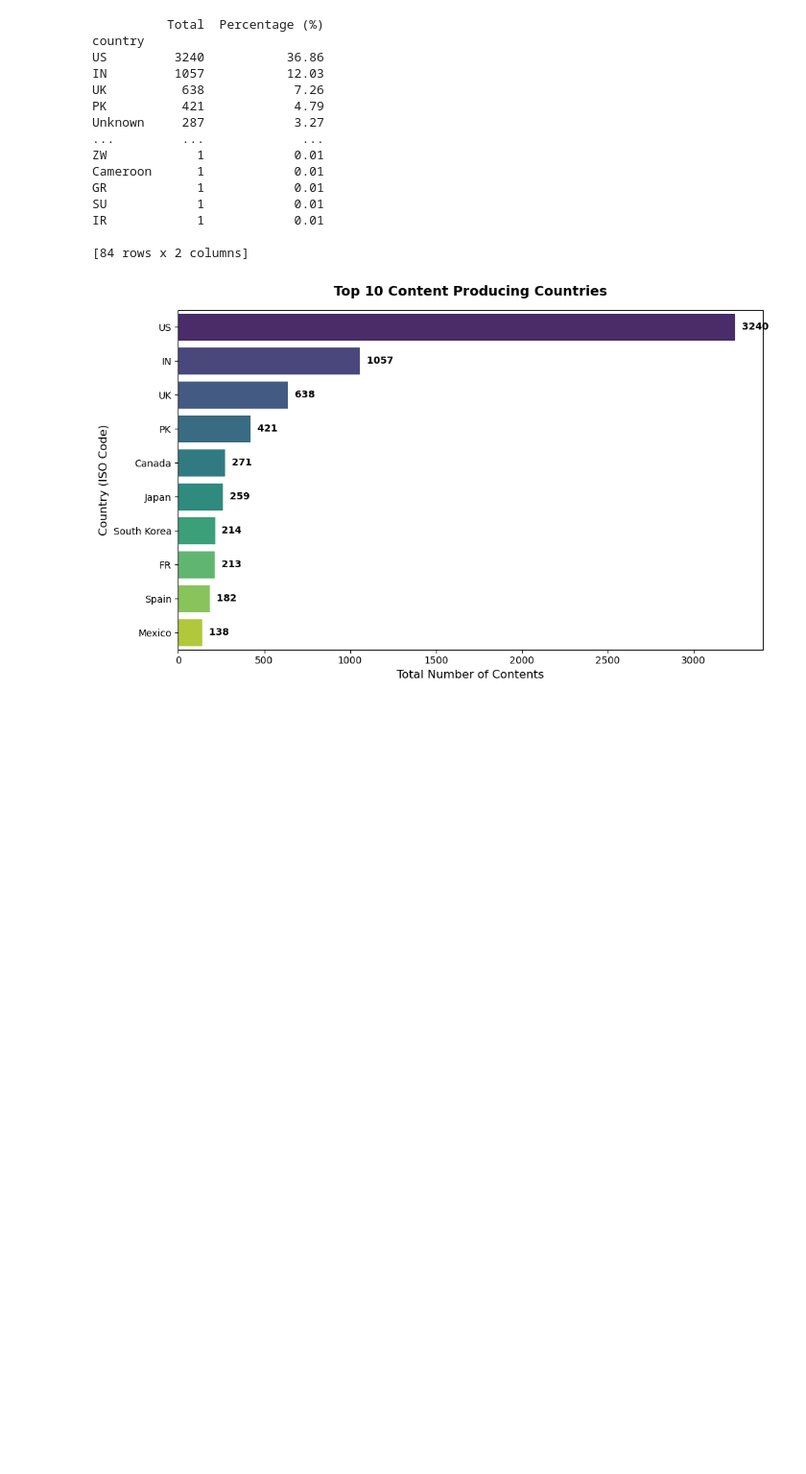
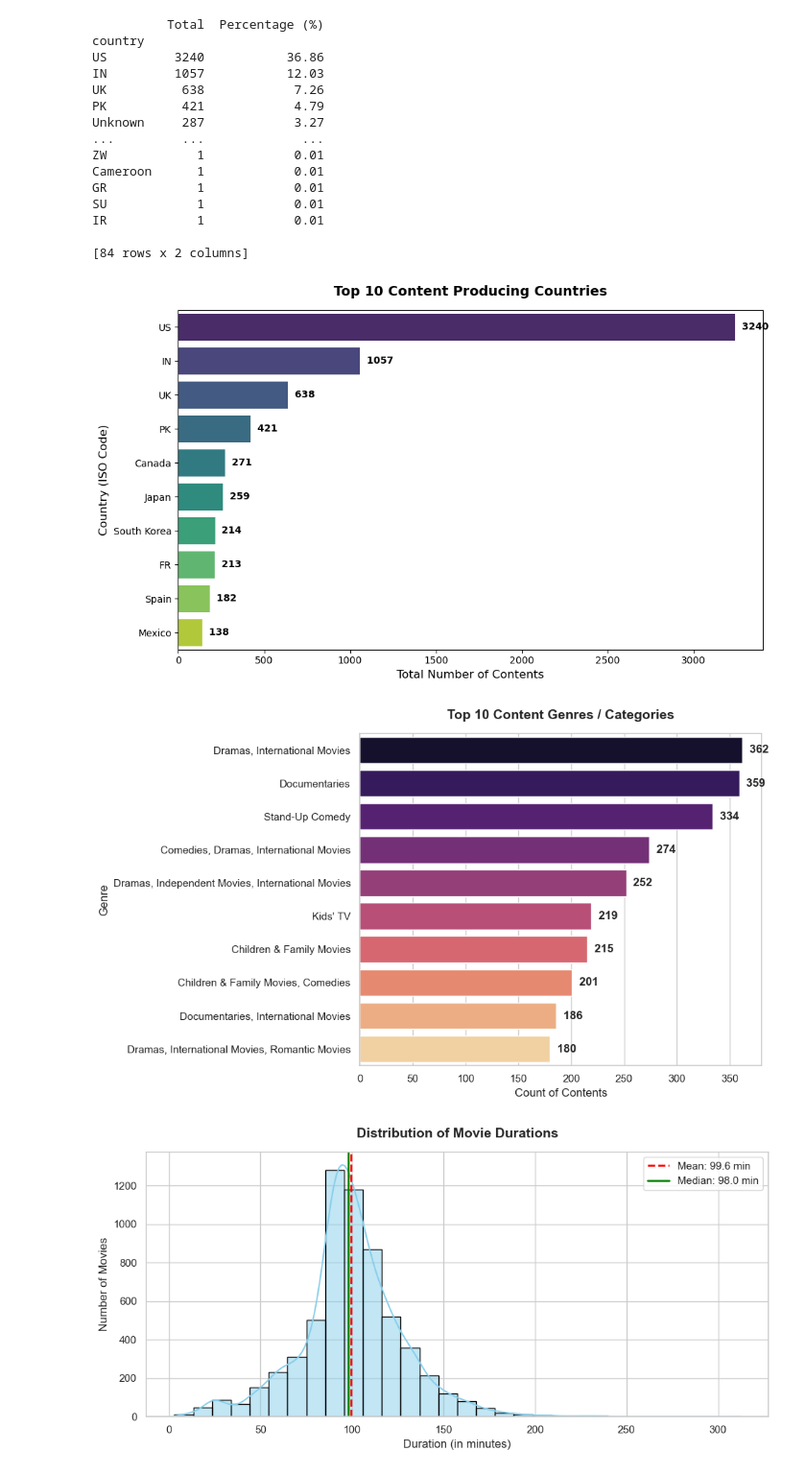
Before and after one commit to Kadergueli/Internship_Auspify_Technologies, a Jupyter notebook: src/task_2/Exploratory_Data_Analysis (EDA).ipynb, the cells around one changed output. Shown at 96% size. Saved outputs shown, nothing was run; the diff lists cells and outputs as text; code cells hidden in the pictures; blank space fills up the shorter version.

```diff
--- a/src/task_2/Exploratory_Data_Analysis (EDA).ipynb
+++ b/src/task_2/Exploratory_Data_Analysis (EDA).ipynb
@@ -146,3 +146,70 @@ plt.tight_layout()
 plt.show()
 # %% [output]
 [figure]
+# %%
+import matplotlib.pyplot as plt
+import seaborn as sns
+
+# Set a clean, professional global visual theme
+sns.set_theme(style="whitegrid")
+
+# =====================================================================
+# VISUALIZATION 1: Top 10 Genres / Categories (Horizontal Bar Chart)
+# =====================================================================
+plt.figure(figsize=(10, 6))
+
+# Get the top 10 categories (replace 'listed_in' with your actual column name if different)
+top_genres = df['listed_in'].value_counts().head(10)
+
+sns.barplot(
+    x=top_genres.values,
+    y=top_genres.index,
+    palette="magma",
+    hue=top_genres.index,
+    legend=False
+)
+
+# Add exact value labels at the end of each bar
+for index, value in enumerate(top_genres.values):
+    plt.text(value + (max(top_genres.values) * 0.01), index, f" {value}", va='center', fontweight='bold')
+
+plt.title("Top 10 Content Genres / Categories", fontsize=14, fontweight='bold', pad=15)
+plt.xlabel("Count of Contents", fontsize=12)
+plt.ylabel("Genre", fontsize=12)
+plt.tight_layout()
+plt.show()
+
+
+# =====================================================================
+# VISUALIZATION 2: Distribution of Movie Durations (Histogram + KDE)
+# =====================================================================
+plt.figure(figsize=(10, 5))
+
+# Filter specifically for Movies measured in minutes to avoid mixed units distortion
+movie_durations = df[(df['duration_unit'] == 'minutes') & (df['duration_value'].notnull())]
+
+sns.histplot(
+    data=movie_durations,
+    x='duration_value',
+    kde=True,
+    color="skyblue",
+    bins=30,
+    edgecolor="black"
+)
+
+# Plot decoration and lines for key metrics (Average and Median)
+mean_dur = movie_durations['duration_value'].mean()
+median_dur = movie_durations['duration_value'].median()
+
+plt.axvline(mean_dur, color='red', linestyle='--', linewidth=2, label=f'Mean: {mean_dur:.1f} min')
+plt.axvline(median_dur, color='green', linestyle='-', linewidth=2, label=f'Median: {median_dur:.1f} min')
+
+plt.title("Distribution of Movie Durations", fontsize=14, fontweight='bold', pad=15)
+plt.xlabel("Duration (in minutes)", fontsize=12)
+plt.ylabel("Number of Movies", fontsize=12)
+plt.legend(fontsize=11)
+plt.tight_layout()
+plt.show()
+# %% [output]
+[figure, added]
+[figure, added]
```
